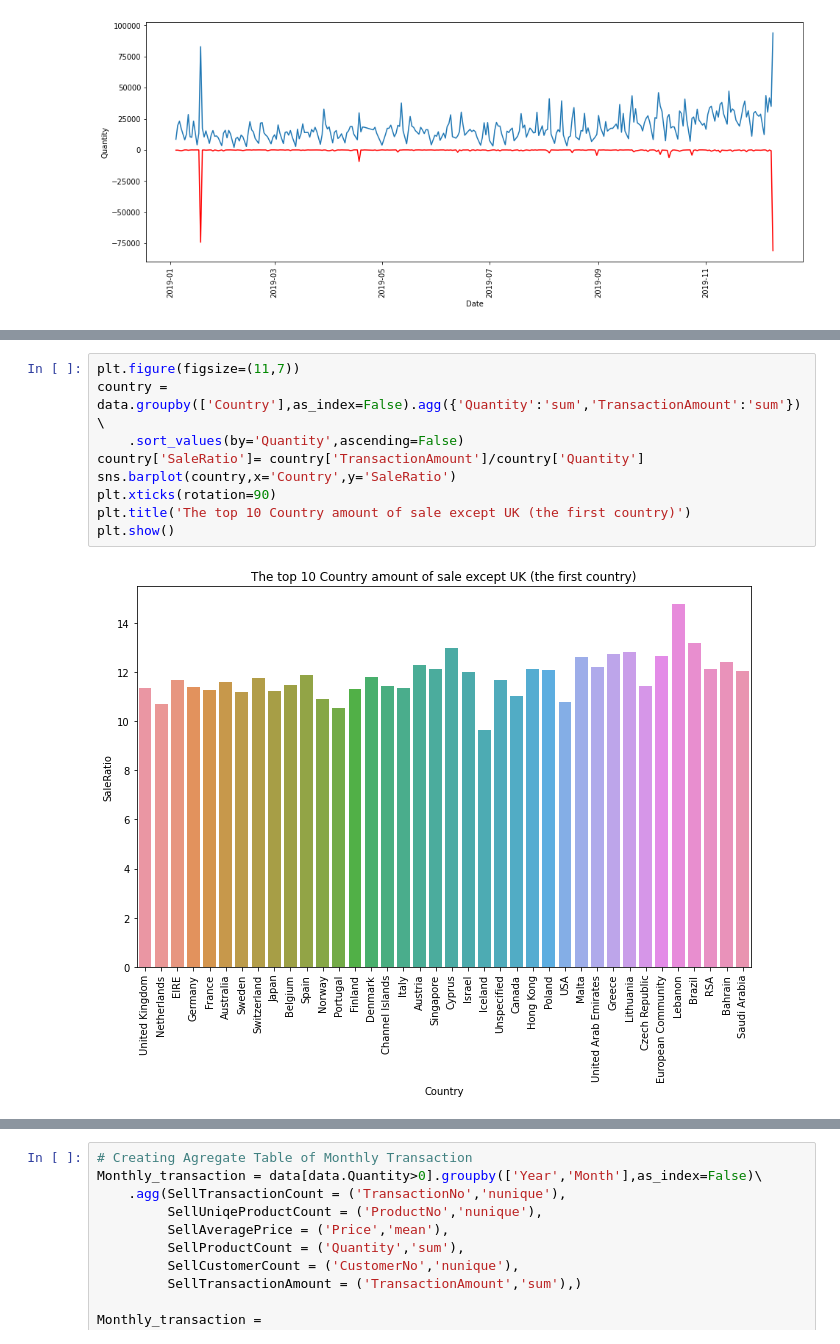
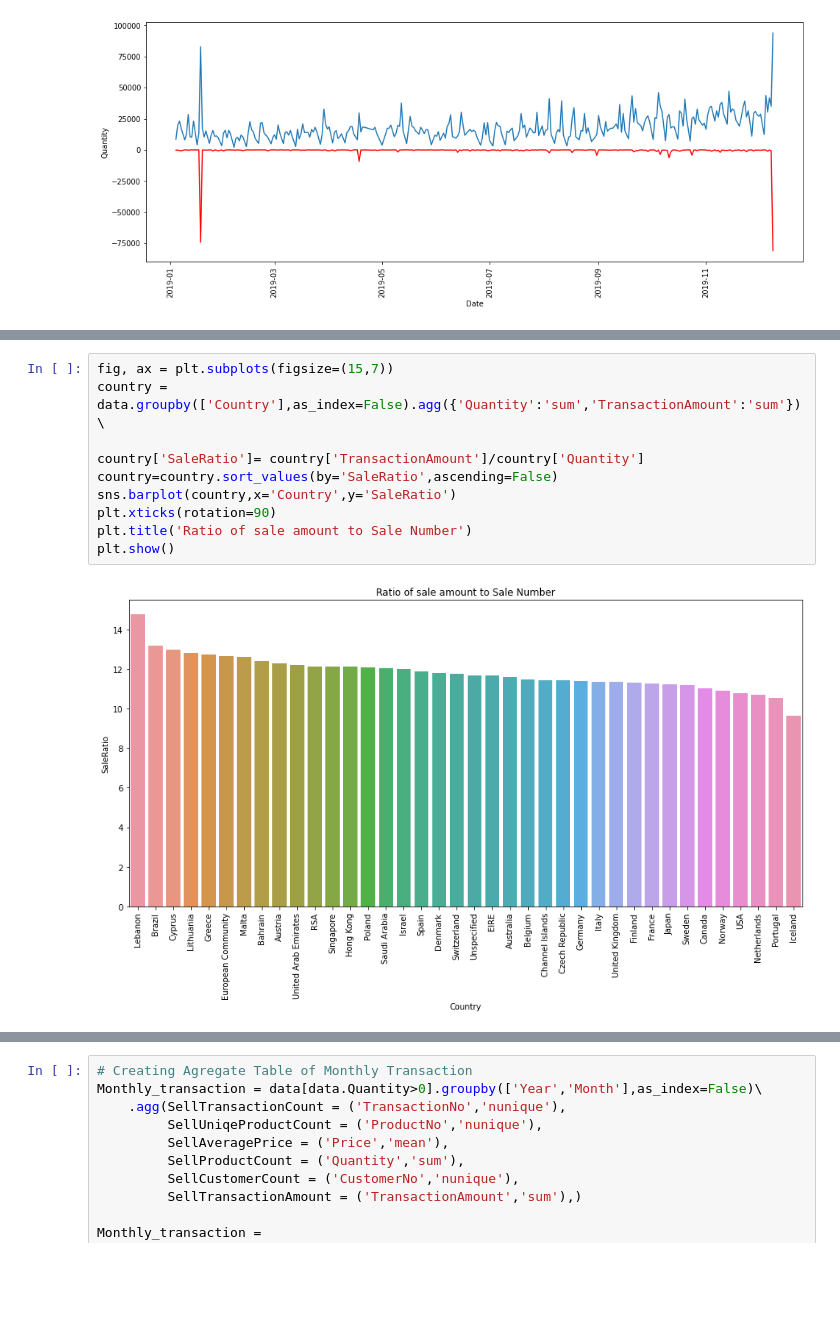
Before and after one commit to alipourmotlagh/E-commerce-Business-Transaction, a Jupyter notebook: product-analytics-e-commerce-business-transaction.ipynb, the cells around one changed output, grey strips where cells are left out. Cells and saved outputs as stored; diff of their text form; blank space fills up the shorter version.

```diff
--- a/product-analytics-e-commerce-business-transaction.ipynb
+++ b/product-analytics-e-commerce-business-transaction.ipynb
@@ -143,12 +153,13 @@ plt.show()
 # %%
-plt.figure(figsize=(11,7))
+fig, ax = plt.subplots(figsize=(15,7))
 country = data.groupby(['Country'],as_index=False).agg({'Quantity':'sum','TransactionAmount':'sum'})\
-    .sort_values(by='Quantity',ascending=False)
+
 country['SaleRatio']= country['TransactionAmount']/country['Quantity']
+country=country.sort_values(by='SaleRatio',ascending=False)
 sns.barplot(country,x='Country',y='SaleRatio')
 plt.xticks(rotation=90)
-plt.title('The top 10 Country amount of sale except UK (the first country)')
+plt.title('Ratio of sale amount to Sale Number')
 plt.show()
 # %% [output]
-[figure, old version]
+[figure, new version]
 # %% [markdown]
```
Also changed, not shown: parts of 12 cells of this notebook.
